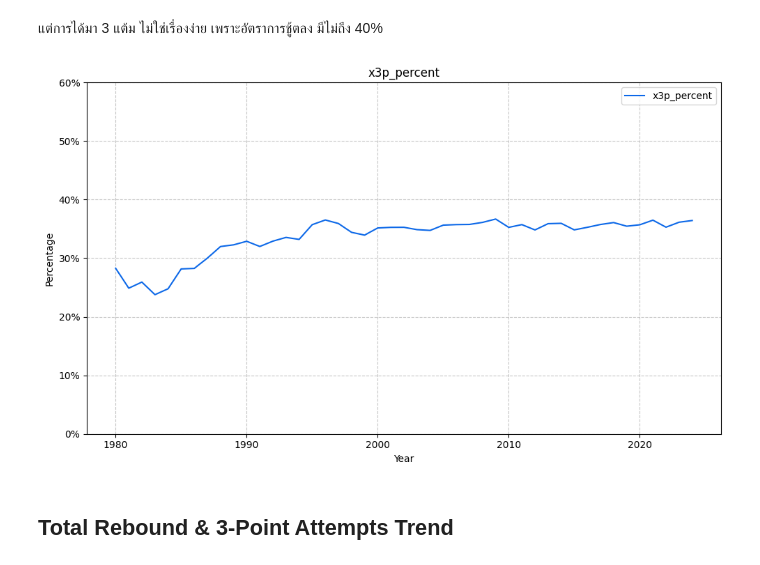
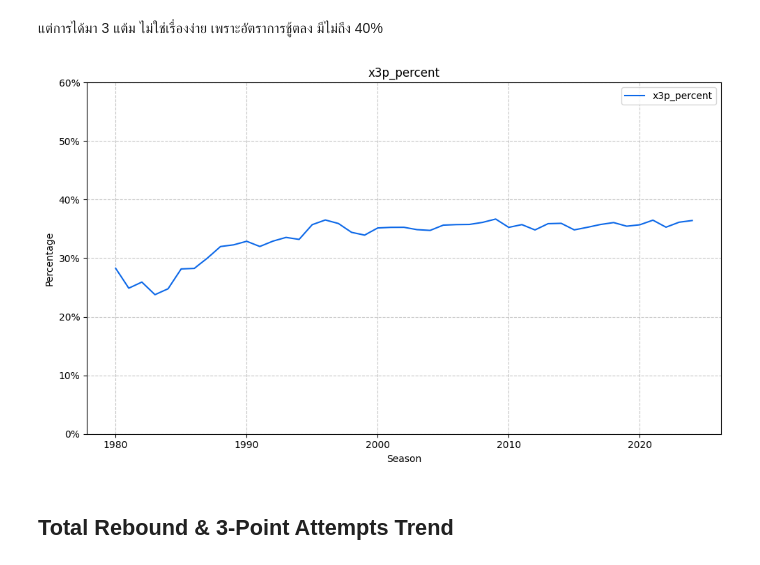
Before and after one commit to NuTTaoo/NBA_Stat, a Jupyter notebook: NBA_Stat.ipynb, the cells around one changed output. Cells and saved outputs as stored; diff of their text form; code cells hidden in the pictures.

```diff
--- a/NBA_Stat.ipynb
+++ b/NBA_Stat.ipynb
@@ -166,18 +166,18 @@ plt.show()
 # %%
 plt.figure(figsize=(10, 6))
 plt.gca().yaxis.set_major_formatter(PercentFormatter())
 # Set y-axis limits
 plt.ylim(0, 60)
 plt.plot(df_groupby_year.index, df_groupby_year['x3p_percent'], label='x3p_percent')
-plt.xlabel('Year')
+plt.xlabel('Season')
 plt.ylabel('Percentage')
 plt.title('x3p_percent')
 plt.legend()
 plt.grid(True, linestyle='--', alpha=0.7)
 plt.tight_layout()
 plt.show()
 # %% [output]
-[figure, old version]
+[figure, new version]
 # %% [markdown]
 ## Total Rebound & 3-Point Attempts Trend
 # %% [markdown]
```
Also changed, not shown: parts of 3 cells of this notebook.
